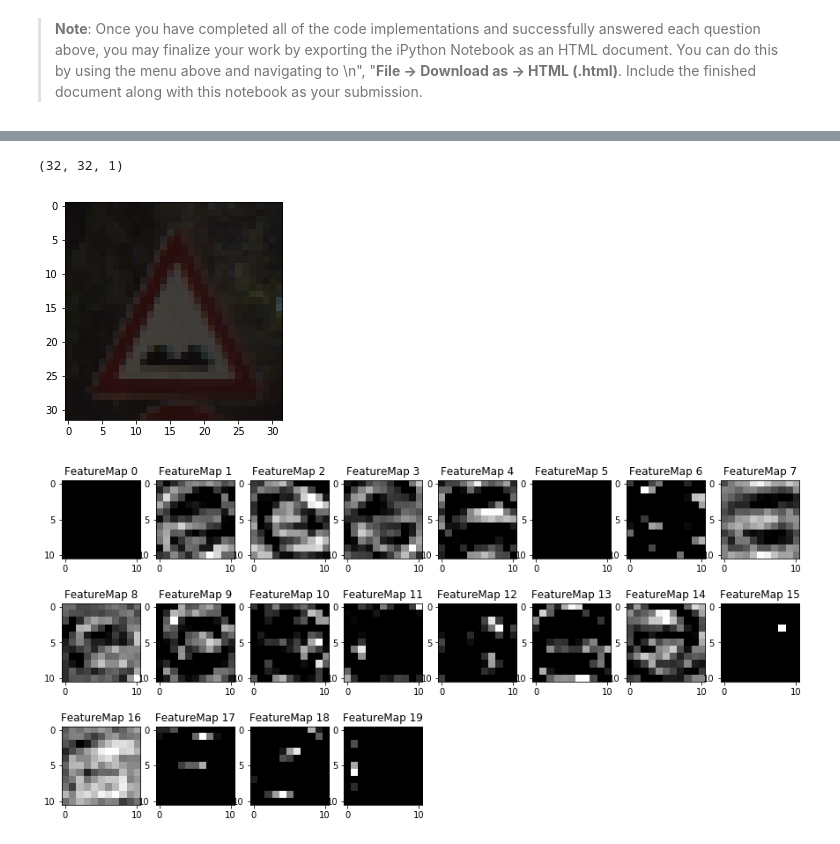
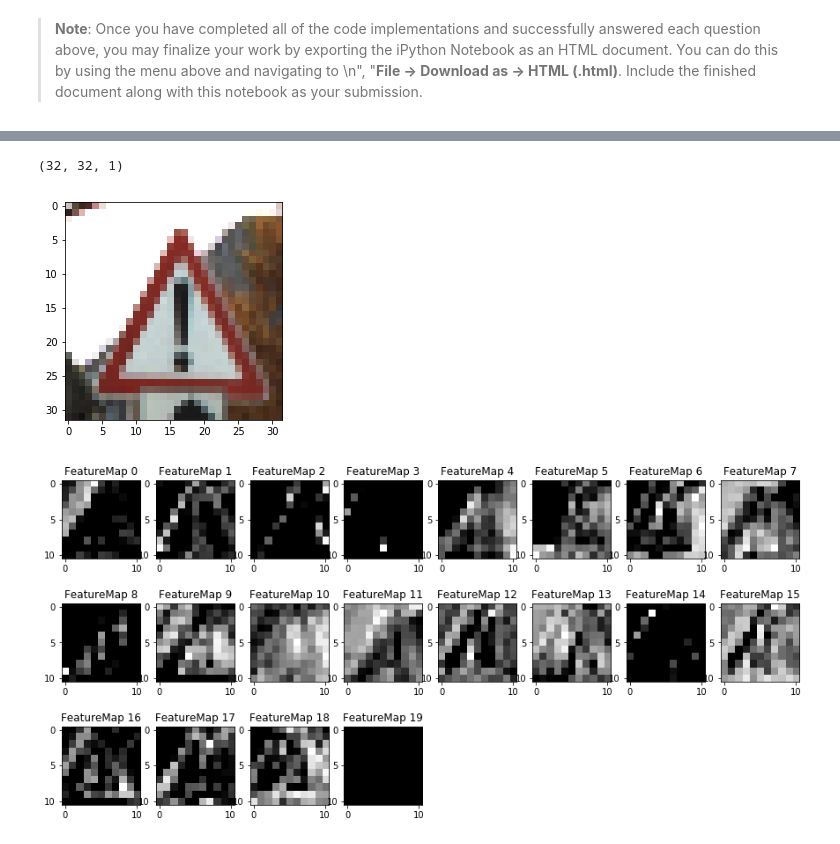
Before and after one commit to Fadi88/CarND-Traffic-Sign-Classifier-Project, a Jupyter notebook: Traffic_Sign_Classifier.ipynb, the cells around one changed output, grey strips where cells are left out. Cells and saved outputs as stored; diff of their text form; code cells hidden in the pictures.

```diff
--- a/Traffic_Sign_Classifier.ipynb
+++ b/Traffic_Sign_Classifier.ipynb
@@ -223,7 +223,7 @@ def LeNet(x):
 
     logits = tf.add(tf.matmul(fc_2_a , fc_3_w) , fc_3_b)
 
-    return logits
+    return logits,conv2_a
 # %% [markdown]
 ### Train, Validate and Test the Model
 # %% [markdown]
@@ -242,7 +242,7 @@ one_hot_y = tf.one_hot(y, 43)
 # %%
 rate = 0.001
 
-logits = LeNet(x)
+logits , convnet_output  = LeNet(x)
 cross_entropy = tf.nn.softmax_cross_entropy_with_logits(labels=one_hot_y, logits=logits)
 loss_operation = tf.reduce_mean(cross_entropy)
 optimizer = tf.train.AdamOptimizer(learning_rate = rate)
@@ -421,68 +424,38 @@ For an example of what feature map outputs look like, check out NVIDIA's results
 # tf_activation: should be a tf variable name used during your training procedure that represents the calculated state of a specific weight layer
 # activation_min/max: can be used to view the activation contrast in more detail, by default matplot sets min and max to the actual min and max values of the output
 # plt_num: used to plot out multiple different weight feature map sets on the same block, just extend the plt number for each new feature map entry
-def ConvNet(x):
-    # Arguments used for tf.truncated_normal, randomly defines variables for the weights and biases for each layer
-    mu = 0
-    sigma = 0.1
-
-    # TODO: Layer 1: Convolutional. Input = 32x32x1. Output = 30x30x8.
-
-    stride_conv1 = [1,1,1,1]
-    w_conv_1 = tf.Variable(tf.random_normal([3, 3, 1, 8] , mean = mu ,stddev = sigma))
-    b_conv_1 = tf.Variable(tf.random_normal([8] , mean = mu ,stddev = sigma))
-
-    conv1_z =tf.add(tf.nn.conv2d(x , w_conv_1 , stride_conv1, padding = 'VALID') , b_conv_1)
-
-    # TODO: Activation.
-    conv1_a = tf.nn.relu(conv1_z)
-
-    # TODO: Pooling. Input = 30x30x8. Output = 15x15x8.
-    pool_1 = tf.nn.max_pool(conv1_a , ksize = [1,2,2,1] , strides = [1,2,2,1] , padding = 'VALID' )
-
-    # TODO: Layer 2: Convolutional. Output = 11x11x20.
-    stride_conv2 = stride_conv1
-    w_conv_2 = tf.Variable(tf.random_normal([5, 5, 8, 20] , mean = mu ,stddev = sigma))
-    b_conv_2 = tf.Variable(tf.random_normal([20] , mean = mu ,stddev = sigma))
-
-    conv2_z =tf.add(tf.nn.conv2d(pool_1 , w_conv_2 , stride_conv2, padding = 'VALID') , b_conv_2)
-    # TODO: Activation.
-    return tf.nn.relu(conv2_z)
-
-
 
 def outputFeatureMap(image_input, tf_activation, activation_min=-1, activation_max=-1 ,plt_num=1):
     # Here make sure to preprocess your image_input in a way your network expects
     # with size, normalization, ect if needed
     image_input = np.reshape(image_input , [1 , 32 , 32 ,1])
     # Note: x should be the same name as your network's tensorflow data placeholder variable
     # If you get an error tf_activation is not defined it may be having trouble accessing the variable from inside a function
     activation = tf_activation.eval(session=sess,feed_dict={x : image_input})
     #sess.run(tf_activation ,{x : image_input} )
     featuremaps = activation.shape[3]
     plt.figure(plt_num, figsize=(15,15))
     for featuremap in range(featuremaps):
         plt.subplot(6,8, featuremap+1) # sets the number of feature maps to show on each row and column
         plt.title('FeatureMap ' + str(featuremap)) # displays the feature map number
         if activation_min != -1 & activation_max != -1:
             plt.imshow(activation[0,:,:, featuremap], interpolation="nearest", vmin =activation_min, vmax=activation_max, cmap="gray")
         elif activation_max != -1:
             plt.imshow(activation[0,:,:, featuremap], interpolation="nearest", vmax=activation_max, cmap="gray")
         elif activation_min !=-1:
             plt.imshow(activation[0,:,:, featuremap], interpolation="nearest", vmin=activation_min, cmap="gray")
         else:
             plt.imshow(activation[0,:,:, featuremap], interpolation="nearest", cmap="gray")
 
 
 
 with tf.Session() as sess:
-    act_layer =  ConvNet(X_test)
     sess.run(tf.global_variables_initializer())
-    print(X_test[88].shape)
-    plt.imshow(X_test_input[88] , cmap='gray')
+    print(X_test[6].shape)
+    plt.imshow(X_test_input[6] , cmap='gray')
     plt.show()
-    outputFeatureMap(X_test[88] , act_layer )
+    outputFeatureMap(X_test[6] , convnet_output )
 # %% [output]
 (32, 32, 1)
-[figure, old version]
+[figure, new version]
-[figure, old version]
+[figure, new version]
```
Also changed, not shown: parts of 4 cells of this notebook.
